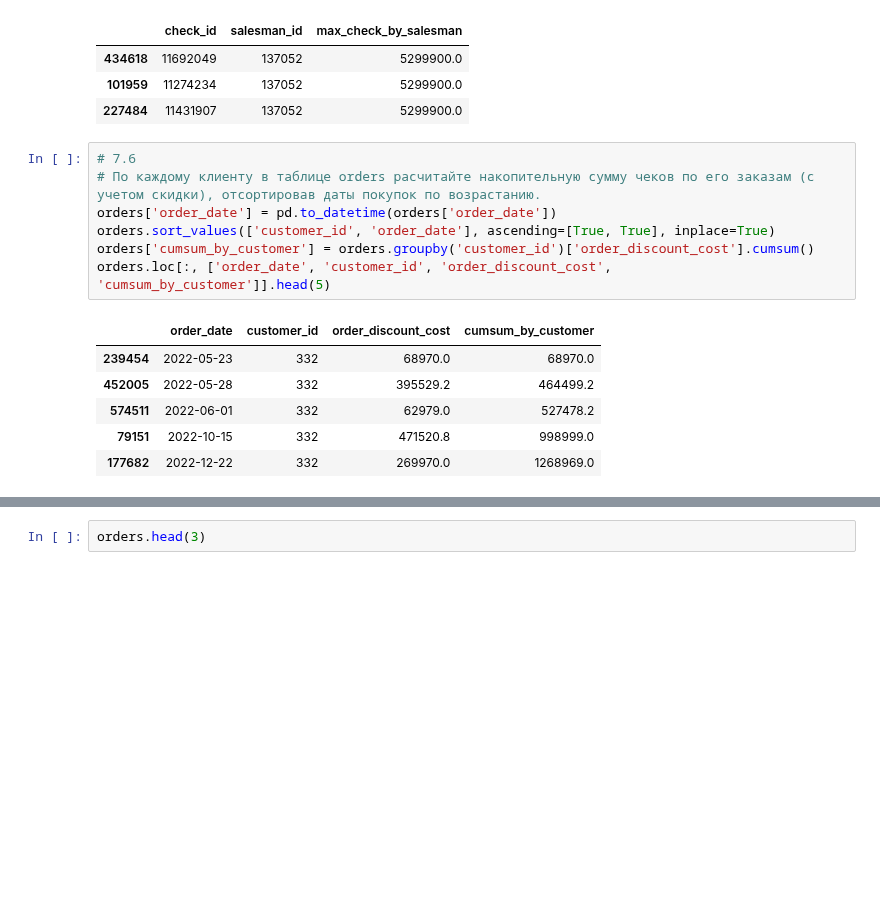
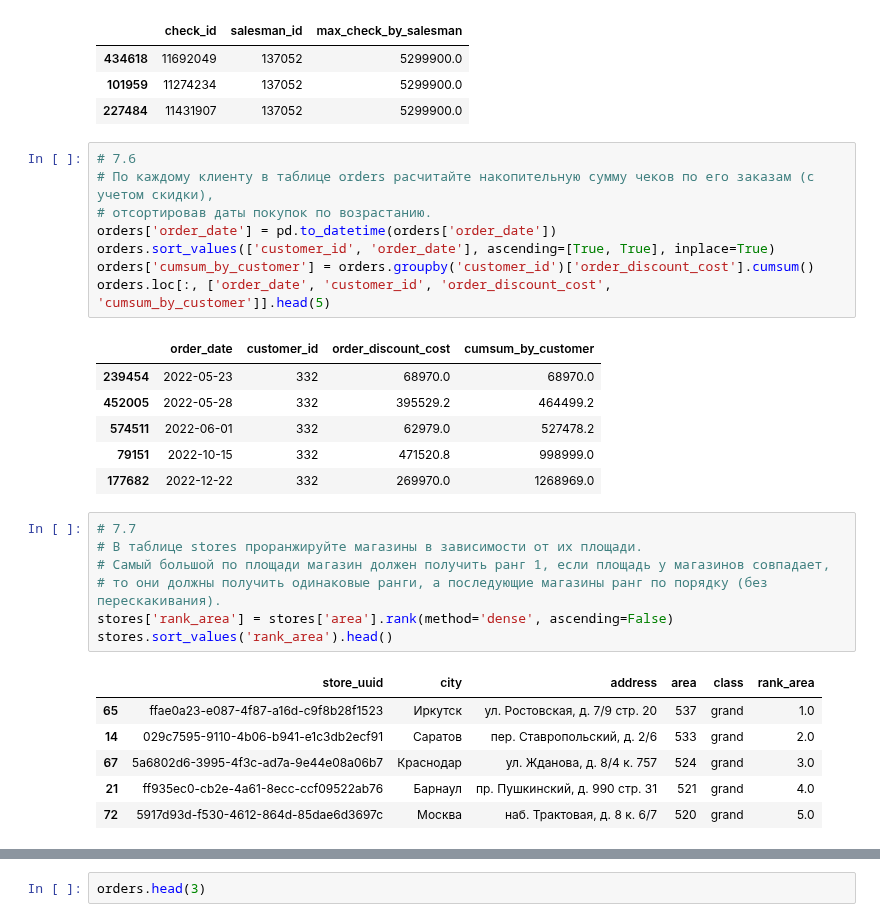
Before and after one commit to Putinka1993/notes, a Jupyter notebook: jupyter notebook/Konstantin.ipynb, the cells around one changed output, grey strips where cells are left out. Drawn from its saved outputs; the diff is of its cells as text; blank space fills up the shorter version.

```diff
--- a/jupyter notebook/Konstantin.ipynb
+++ b/jupyter notebook/Konstantin.ipynb
@@ -884,7 +884,8 @@ orders.loc[:, ['check_id', 'salesman_id', 'max_check_by_salesman']].sort_values(
 | 227484 | 11431907 | 137052 | 5299900.0 |
 # %%
 # 7.6
-# По каждому клиенту в таблице orders расчитайте накопительную сумму чеков по его заказам (с учетом скидки), отсортировав даты покупок по возрастанию.
+# По каждому клиенту в таблице orders расчитайте накопительную сумму чеков по его заказам (с учетом скидки),
+# отсортировав даты покупок по возрастанию.
 orders['order_date'] = pd.to_datetime(orders['order_date'])
 orders.sort_values(['customer_id', 'order_date'], ascending=[True, True], inplace=True)
 orders['cumsum_by_customer'] = orders.groupby('customer_id')['order_discount_cost'].cumsum()
@@ -896,3 +897,17 @@ orders.loc[:, ['order_date', 'customer_id', 'order_discount_cost', 'cumsum_by_cu
 | 574511 | 2022-06-01 | 332 | 62979.0 | 527478.2 |
 | 79151 | 2022-10-15 | 332 | 471520.8 | 998999.0 |
 | 177682 | 2022-12-22 | 332 | 269970.0 | 1268969.0 |
+# %%
+# 7.7
+# В таблице stores проранжируйте магазины в зависимости от их площади.
+# Самый большой по площади магазин должен получить ранг 1, если площадь у магазинов совпадает,
+# то они должны получить одинаковые ранги, а последующие магазины ранг по порядку (без перескакивания).
+stores['rank_area'] = stores['area'].rank(method='dense', ascending=False)
+stores.sort_values('rank_area').head()
+# %% [output]
+|  | store_uuid | city | address | area | class | rank_area |
+| 65 | ffae0a23-e087-4f87-a16d-c9f8b28f1523 | Иркутск | ул. Ростовская, д. 7/9 стр. 20 | 537 | grand | 1.0 |
+| 14 | 029c7595-9110-4b06-b941-e1c3db2ecf91 | Саратов | пер. Ставропольский, д. 2/6 | 533 | grand | 2.0 |
+| 67 | 5a6802d6-3995-4f3c-ad7a-9e44e08a06b7 | Краснодар | ул. Жданова, д. 8/4 к. 757 | 524 | grand | 3.0 |
+| 21 | ff935ec0-cb2e-4a61-8ecc-ccf09522ab76 | Барнаул | пр. Пушкинский, д. 990 стр. 31 | 521 | grand | 4.0 |
+| 72 | 5917d93d-f530-4612-864d-85dae6d3697c | Москва | наб. Трактовая, д. 8 к. 6/7 | 520 | grand | 5.0 |
```
Also changed, not shown: parts of 1 cell of this notebook.
